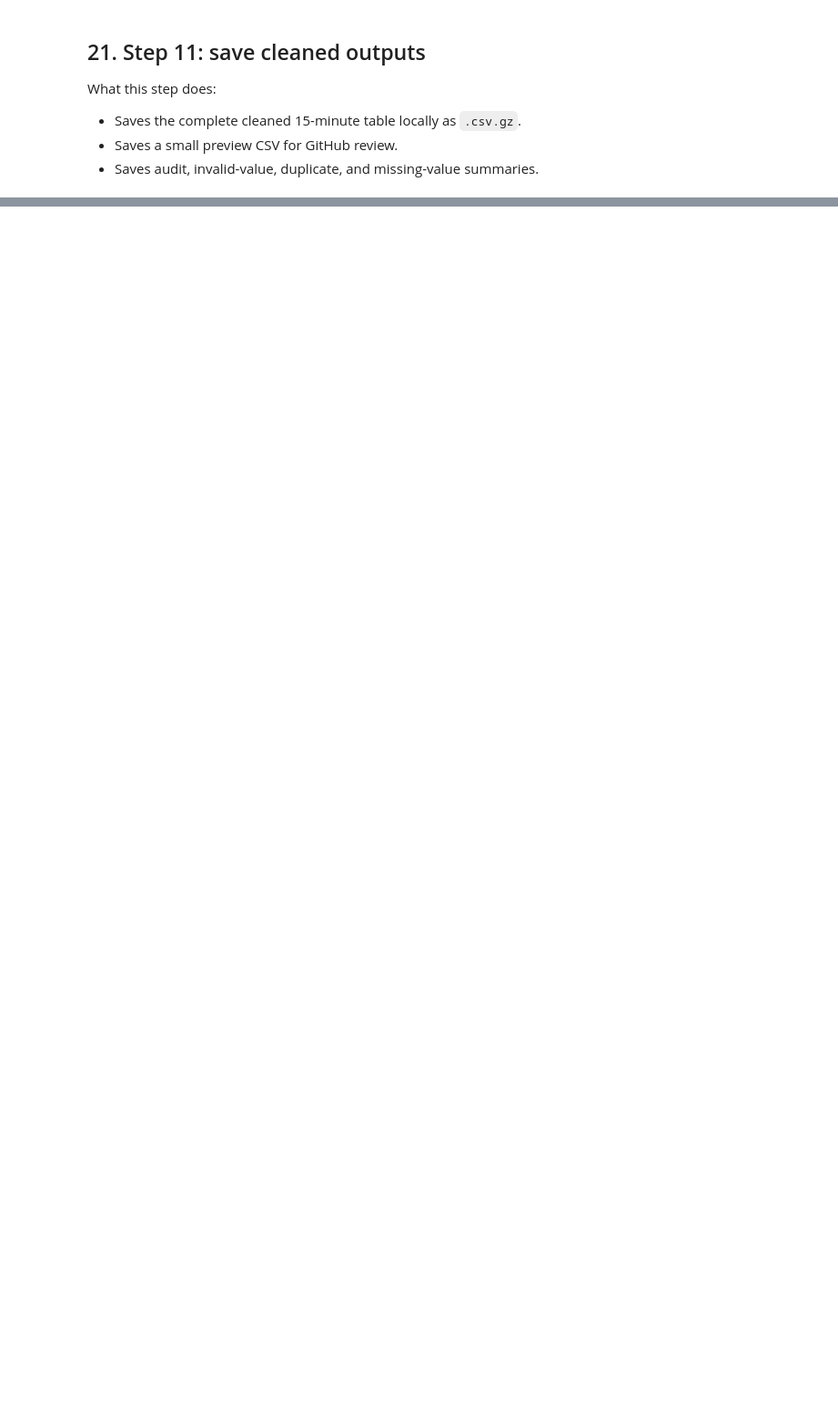
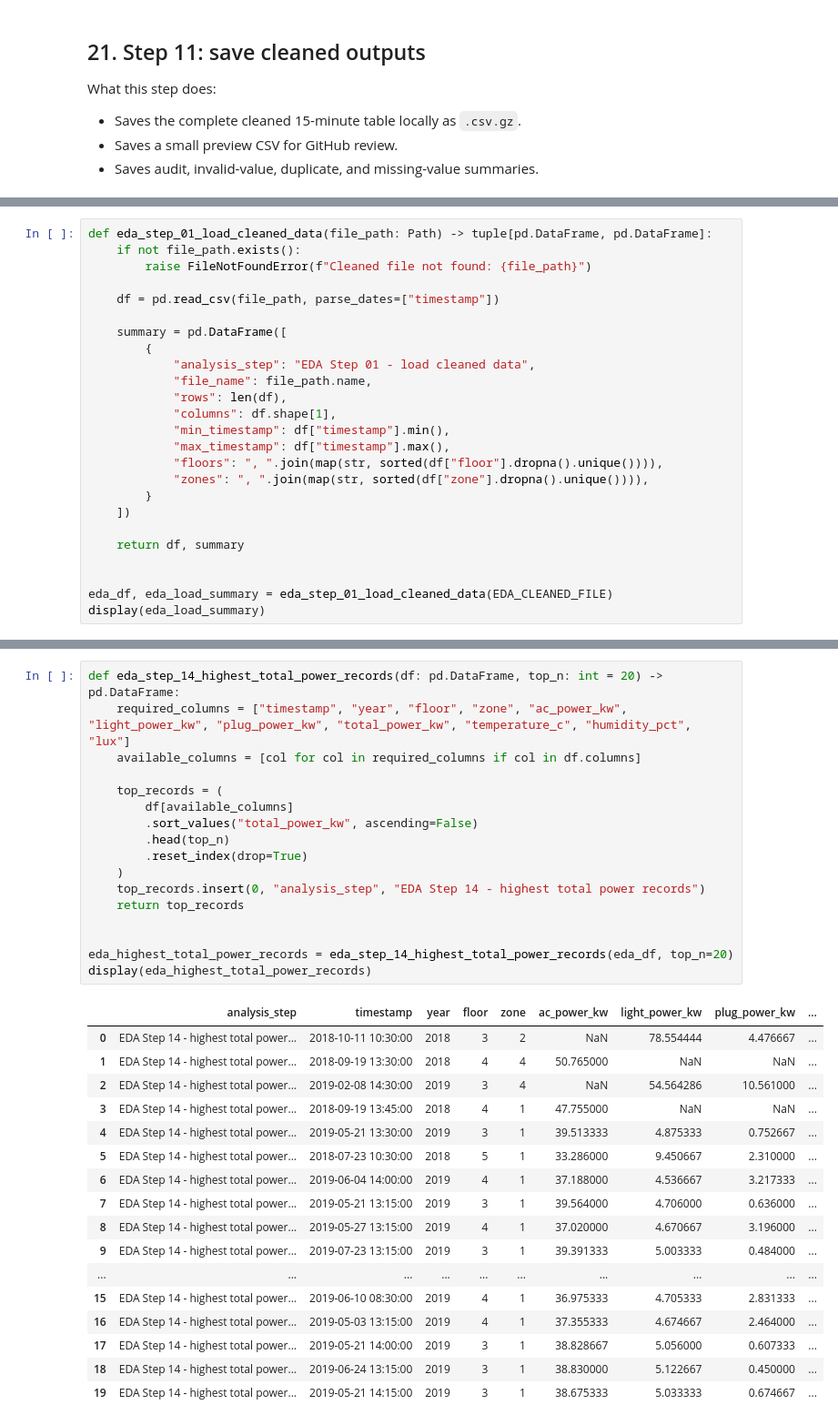
Before and after one commit to Lee-yongli/Artificial-Intelligence-for-Smart-Building-Log-Analysis, a Jupyter notebook: Artificial Intelligence for Smart-Building Log Analysis/merge_2018_2019_floors_3_4_5_7.ipynb, the cells around one changed output, grey strips where cells are left out. Shown at 91% size. Cells and saved outputs as stored; diff of their text form; blank space fills up the shorter version.

Commit message:
feat: add EDA workflow for selected floors

```diff
--- a/Artificial Intelligence for Smart-Building Log Analysis/merge_2018_2019_floors_3_4_5_7.ipynb
+++ b/Artificial Intelligence for Smart-Building Log Analysis/merge_2018_2019_floors_3_4_5_7.ipynb
@@ -825,0 +861,25 @@ display(save_audit)
+# %%
+def eda_step_01_load_cleaned_data(file_path: Path) -> tuple[pd.DataFrame, pd.DataFrame]:
+    if not file_path.exists():
+        raise FileNotFoundError(f"Cleaned file not found: {file_path}")
+
+    df = pd.read_csv(file_path, parse_dates=["timestamp"])
+
+    summary = pd.DataFrame([
+        {
+            "analysis_step": "EDA Step 01 - load cleaned data",
+            "file_name": file_path.name,
+            "rows": len(df),
+            "columns": df.shape[1],
+            "min_timestamp": df["timestamp"].min(),
+            "max_timestamp": df["timestamp"].max(),
+            "floors": ", ".join(map(str, sorted(df["floor"].dropna().unique()))),
+            "zones": ", ".join(map(str, sorted(df["zone"].dropna().unique()))),
+        }
+    ])
+
+    return df, summary
+
+
+eda_df, eda_load_summary = eda_step_01_load_cleaned_data(EDA_CLEANED_FILE)
+display(eda_load_summary)
@@ -825,0 +1360,35 @@ display(save_audit)
+# %%
+def eda_step_14_highest_total_power_records(df: pd.DataFrame, top_n: int = 20) -> pd.DataFrame:
+    required_columns = ["timestamp", "year", "floor", "zone", "ac_power_kw", "light_power_kw", "plug_power_kw", "total_power_kw", "temperature_c", "humidity_pct", "lux"]
+    available_columns = [col for col in required_columns if col in df.columns]
+
+    top_records = (
+        df[available_columns]
+        .sort_values("total_power_kw", ascending=False)
+        .head(top_n)
+        .reset_index(drop=True)
+    )
+    top_records.insert(0, "analysis_step", "EDA Step 14 - highest total power records")
+    return top_records
+
+
+eda_highest_total_power_records = eda_step_14_highest_total_power_records(eda_df, top_n=20)
+display(eda_highest_total_power_records)
+# %% [output]
+|  | analysis_step | timestamp | year | floor | zone | ac_power_kw | light_power_kw | plug_power_kw | ... |
+| 0 | EDA Step 14 - highest total power... | 2018-10-11 10:30:00 | 2018 | 3 | 2 | NaN | 78.554444 | 4.476667 | ... |
+| 1 | EDA Step 14 - highest total power... | 2018-09-19 13:30:00 | 2018 | 4 | 4 | 50.765000 | NaN | NaN | ... |
+| 2 | EDA Step 14 - highest total power... | 2019-02-08 14:30:00 | 2019 | 3 | 4 | NaN | 54.564286 | 10.561000 | ... |
+| 3 | EDA Step 14 - highest total power... | 2018-09-19 13:45:00 | 2018 | 4 | 1 | 47.755000 | NaN | NaN | ... |
+| 4 | EDA Step 14 - highest total power... | 2019-05-21 13:30:00 | 2019 | 3 | 1 | 39.513333 | 4.875333 | 0.752667 | ... |
+| 5 | EDA Step 14 - highest total power... | 2018-07-23 10:30:00 | 2018 | 5 | 1 | 33.286000 | 9.450667 | 2.310000 | ... |
+| 6 | EDA Step 14 - highest total power... | 2019-06-04 14:00:00 | 2019 | 4 | 1 | 37.188000 | 4.536667 | 3.217333 | ... |
+| 7 | EDA Step 14 - highest total power... | 2019-05-21 13:15:00 | 2019 | 3 | 1 | 39.564000 | 4.706000 | 0.636000 | ... |
+| 8 | EDA Step 14 - highest total power... | 2019-05-27 13:15:00 | 2019 | 4 | 1 | 37.020000 | 4.670667 | 3.196000 | ... |
+| 9 | EDA Step 14 - highest total power... | 2019-07-23 13:15:00 | 2019 | 3 | 1 | 39.391333 | 5.003333 | 0.484000 | ... |
+| ... | ... | ... | ... | ... | ... | ... | ... | ... | ... |
+| 15 | EDA Step 14 - highest total power... | 2019-06-10 08:30:00 | 2019 | 4 | 1 | 36.975333 | 4.705333 | 2.831333 | ... |
+| 16 | EDA Step 14 - highest total power... | 2019-05-03 13:15:00 | 2019 | 4 | 1 | 37.355333 | 4.674667 | 2.464000 | ... |
+| 17 | EDA Step 14 - highest total power... | 2019-05-21 14:00:00 | 2019 | 3 | 1 | 38.828667 | 5.056000 | 0.607333 | ... |
+| 18 | EDA Step 14 - highest total power... | 2019-06-24 13:15:00 | 2019 | 3 | 1 | 38.830000 | 5.122667 | 0.450000 | ... |
+| 19 | EDA Step 14 - highest total power... | 2019-05-21 14:15:00 | 2019 | 3 | 1 | 38.675333 | 5.033333 | 0.674667 | ... |
```
Also changed, not shown: parts of 32 cells of this notebook, 15 other files.
